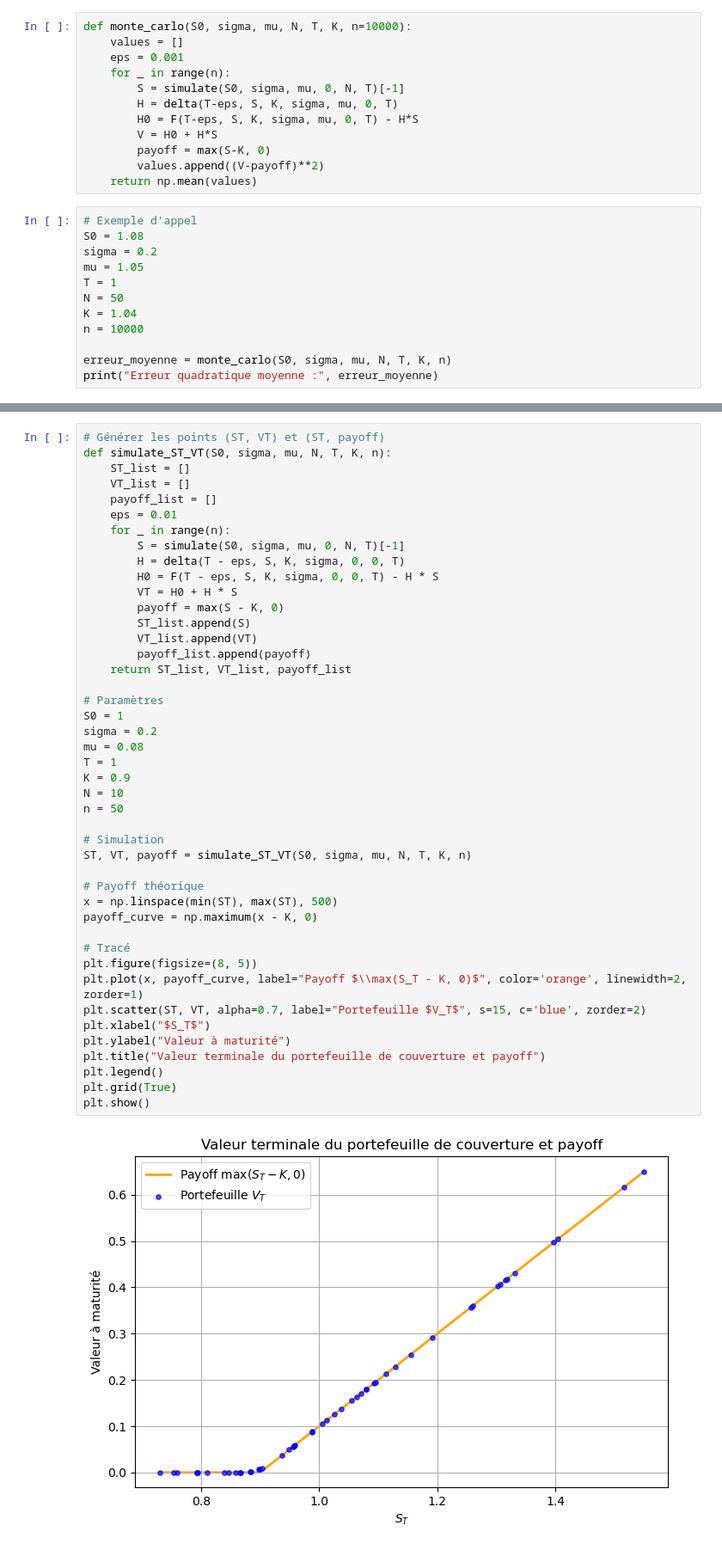
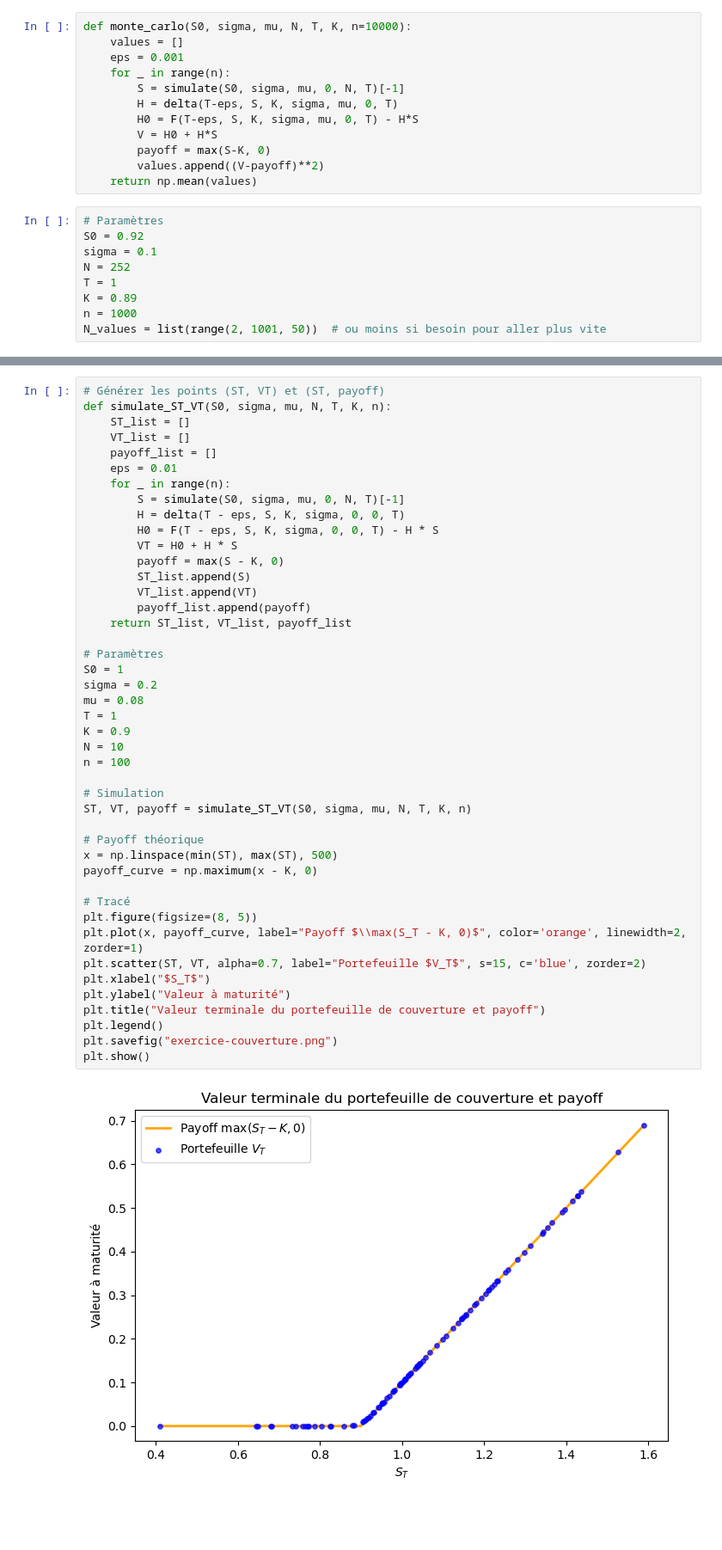
Before and after one commit to maxence2508/options-sur-devises, a Jupyter notebook: options-sur-devises.ipynb, the cells around one changed output, grey strips where cells are left out. Shown at 86% size. Drawn from its saved outputs; the diff is of its cells as text; blank space fills up the shorter version.

```diff
--- a/options-sur-devises.ipynb
+++ b/options-sur-devises.ipynb
@@ -94,14 +107,11 @@ def monte_carlo(S0, sigma, mu, N, T, K, n=10000):
         values.append((V-payoff)**2)
     return np.mean(values)
 # %%
-# Exemple d'appel
-S0 = 1.08
-sigma = 0.2
-mu = 1.05
+# Paramètres
+S0 = 0.92
+sigma = 0.1
+N = 252
 T = 1
-N = 50
-K = 1.04
-n = 10000
-
-erreur_moyenne = monte_carlo(S0, sigma, mu, N, T, K, n)
-print("Erreur quadratique moyenne :", erreur_moyenne)
+K = 0.89
+n = 1000
+N_values = list(range(2, 1001, 50))  # ou moins si besoin pour aller plus vite
@@ -138,33 +157,33 @@ def simulate_ST_VT(S0, sigma, mu, N, T, K, n):
         ST_list.append(S)
         VT_list.append(VT)
         payoff_list.append(payoff)
     return ST_list, VT_list, payoff_list
 
 # Paramètres
 S0 = 1
 sigma = 0.2
 mu = 0.08
 T = 1
 K = 0.9
 N = 10
-n = 50
+n = 100
 
 # Simulation
 ST, VT, payoff = simulate_ST_VT(S0, sigma, mu, N, T, K, n)
 
 # Payoff théorique
 x = np.linspace(min(ST), max(ST), 500)
 payoff_curve = np.maximum(x - K, 0)
 
 # Tracé
 plt.figure(figsize=(8, 5))
 plt.plot(x, payoff_curve, label="Payoff $\\max(S_T - K, 0)$", color='orange', linewidth=2, zorder=1)
 plt.scatter(ST, VT, alpha=0.7, label="Portefeuille $V_T$", s=15, c='blue', zorder=2)
 plt.xlabel("$S_T$")
 plt.ylabel("Valeur à maturité")
 plt.title("Valeur terminale du portefeuille de couverture et payoff")
 plt.legend()
-plt.grid(True)
+plt.savefig("exercice-couverture.png")
 plt.show()
 # %% [output]
-[figure, old version]
+[figure, new version]
```
Also changed, not shown: parts of 7 cells of this notebook.
